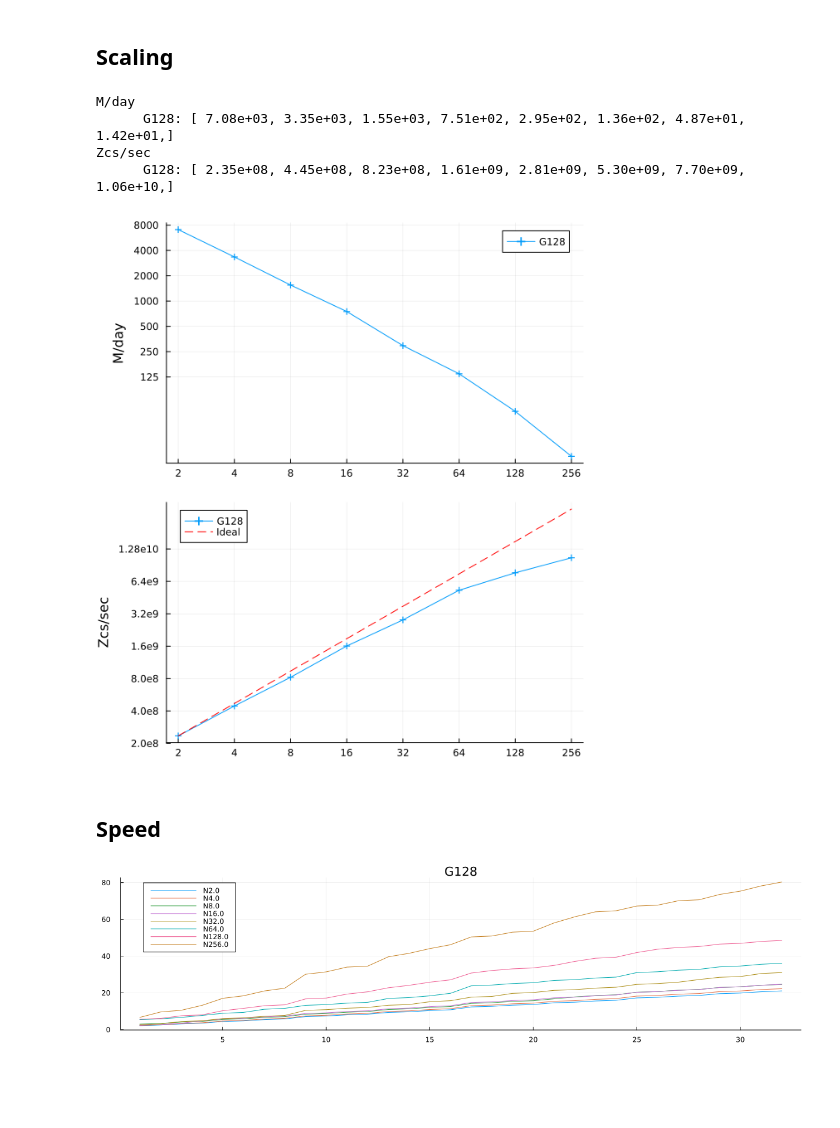
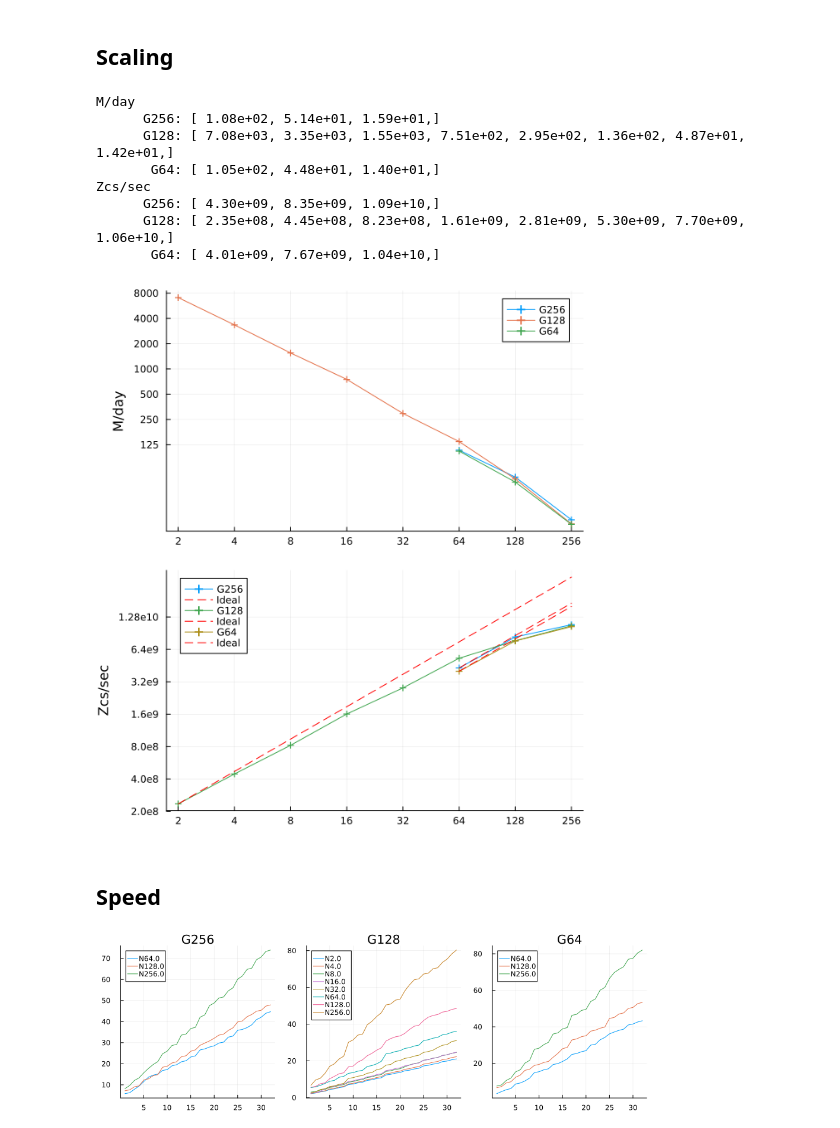
Before and after one commit to lwJi/ETK-Scaling-Tests, a Jupyter notebook: frontier/ipynb/magTOV-Levels7.ipynb, the cells around one changed output. Drawn from its saved outputs; the diff is of its cells as text; code cells hidden in the pictures; blank space fills up the shorter version.

Commit message:
frontier: update magTOV-Levels7.ipynb

```diff
--- a/frontier/ipynb/magTOV-Levels7.ipynb
+++ b/frontier/ipynb/magTOV-Levels7.ipynb
@@ -10,7 +10,13 @@ Main.Misc
 # %%
 let patt_dirss = [
         ([
+            (r"Z4c_L7_G256-N\d+-MPI\d+_r0000", "G256"),
+        ], "../data/magTOV/Levels7/Weak", :cross),
+        ([
             (r"Z4c_L7_G128-N\d+-MPI\d+_r0000", "G128"),
+        ], "../data/magTOV/Levels7/Weak", :cross),
+        ([
+            (r"Z4c_L7_G64-N\d+-MPI\d+_r0000", "G64"),
         ], "../data/magTOV/Levels7/Weak", :cross),
     ]
 
@@ -38,35 +44,45 @@ let patt_dirss = [
 end
 # %% [output]
 M/day
+      G256: [ 1.08e+02, 5.14e+01, 1.59e+01,]
       G128: [ 7.08e+03, 3.35e+03, 1.55e+03, 7.51e+02, 2.95e+02, 1.36e+02, 4.87e+01, 1.42e+01,]
+       G64: [ 1.05e+02, 4.48e+01, 1.40e+01,]
 Zcs/sec
+      G256: [ 4.30e+09, 8.35e+09, 1.09e+10,]
       G128: [ 2.35e+08, 4.45e+08, 8.23e+08, 1.61e+09, 2.81e+09, 5.30e+09, 7.70e+09, 1.06e+10,]
+       G64: [ 4.01e+09, 7.67e+09, 1.04e+10,]
-[figure, old version]
+[figure, new version]
 # %% [markdown]
 ## Speed
 # %%
 let patt_dirss = [
         ([
+            (r"Z4c_L7_G256-N\d+-MPI\d+_r0000", "G256"),
+        ], "../data/magTOV/Levels7/Weak", :cross),
+        ([
             (r"Z4c_L7_G128-N\d+-MPI\d+_r0000", "G128"),
+        ], "../data/magTOV/Levels7/Weak", :cross),
+        ([
+            (r"Z4c_L7_G64-N\d+-MPI\d+_r0000", "G64"),
         ], "../data/magTOV/Levels7/Weak", :cross),
     ]
 
     #
     plts = []
     for (patterns, parent_dir, mark) in patt_dirss
         (vals, titles) = Misc.load_values(patterns, parent_dir; option="TotalComputeTime")
         for (j, val) in enumerate(vals)
             (dats, labs) = val
             plt = plot(title=titles[j])
             for (i, dat) in enumerate(dats)
                 plot!(plt, dat[1], dat[3], label=labs[i])
             end
             push!(plts, plt)
         end
     end
 
     plt = plot(plts..., layout=(1,4), size=(1200, 300))
     display(plt)
 end
 # %% [output]
-[figure, old version]
+[figure, new version]
```
